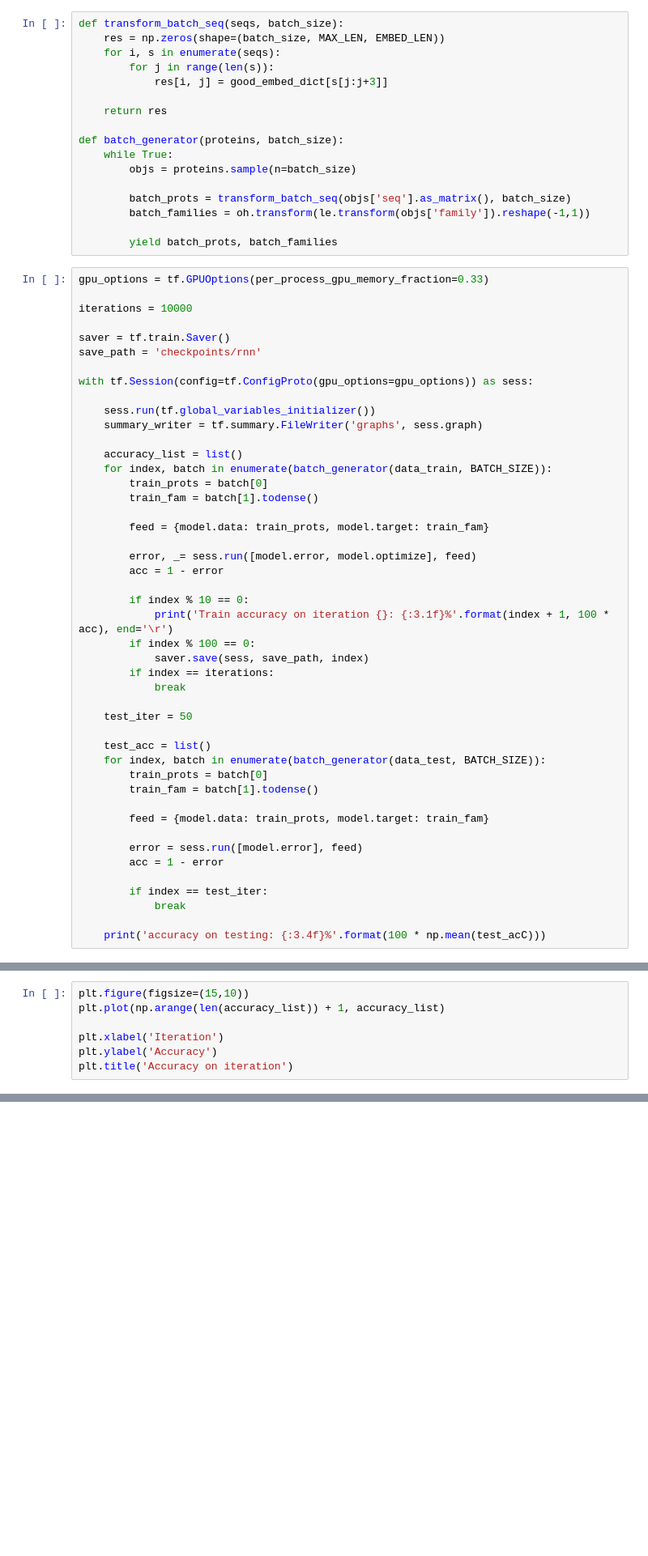
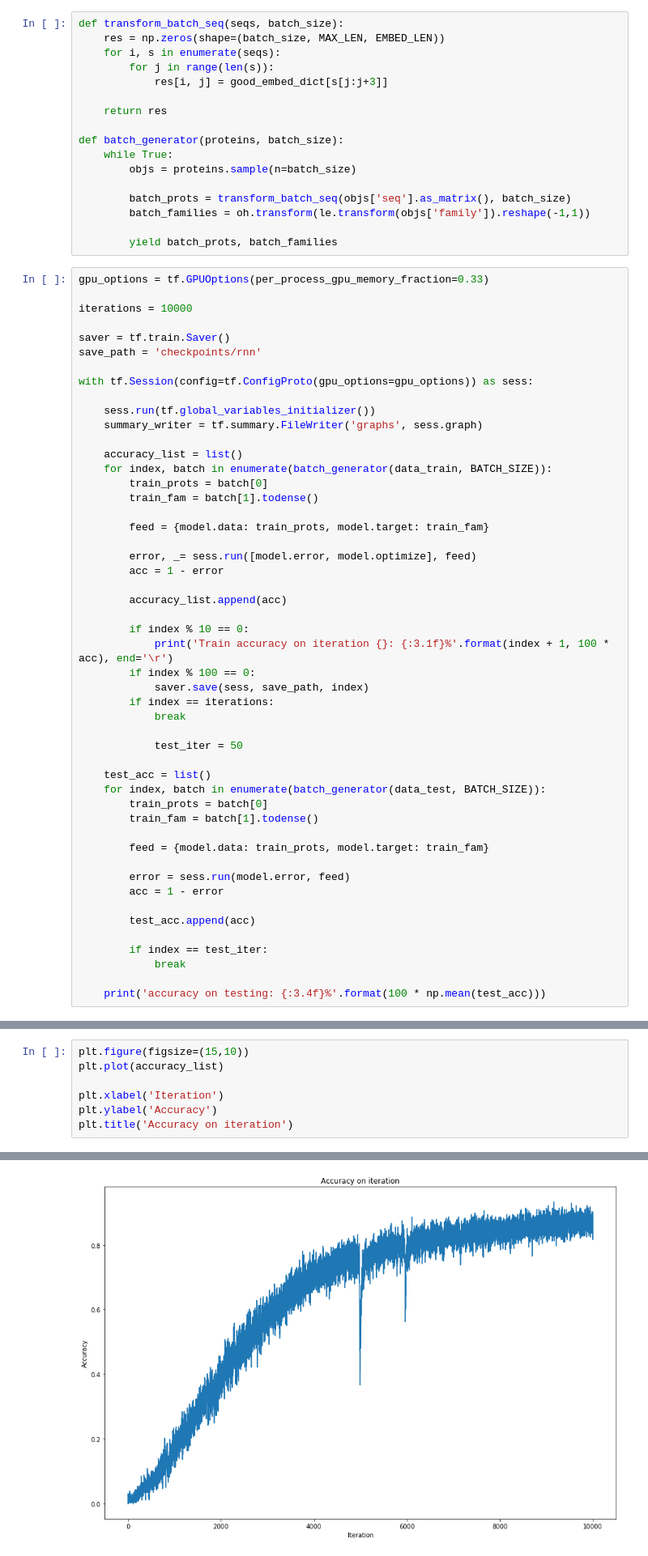
Before and after one commit to Rauf-Kurbanov/au_dl_course, a Jupyter notebook: seminar_6/hw.ipynb, the cells around one changed output, grey strips where cells are left out. Shown at 81% size. Cells and saved outputs as stored; diff of their text form; blank space fills up the shorter version.

```diff
--- a/seminar_6/hw.ipynb
+++ b/seminar_6/hw.ipynb
@@ -201,6 +201,8 @@ with tf.Session(config=tf.ConfigProto(gpu_options=gpu_options)) as sess:
         error, _= sess.run([model.error, model.optimize], feed)
         acc = 1 - error
 
+        accuracy_list.append(acc)
+
         if index % 10 == 0:
             print('Train accuracy on iteration {}: {:3.1f}%'.format(index + 1, 100 * acc), end='\r')
         if index % 100 == 0:
@@ -208,7 +210,7 @@ with tf.Session(config=tf.ConfigProto(gpu_options=gpu_options)) as sess:
         if index == iterations:
             break
 
-    test_iter = 50
+            test_iter = 50
 
     test_acc = list()
     for index, batch in enumerate(batch_generator(data_test, BATCH_SIZE)):
@@ -217,11 +219,13 @@ with tf.Session(config=tf.ConfigProto(gpu_options=gpu_options)) as sess:
 
         feed = {model.data: train_prots, model.target: train_fam}
 
-        error = sess.run([model.error], feed)
+        error = sess.run(model.error, feed)
         acc = 1 - error
+
+        test_acc.append(acc)
 
         if index == test_iter:
             break
 
-    print('accuracy on testing: {:3.4f}%'.format(100 * np.mean(test_acC)))
+    print('accuracy on testing: {:3.4f}%'.format(100 * np.mean(test_acc)))
 # %% [output]
@@ -229,7 +233,8 @@ Train accuracy on iteration 6671: 84.4%
 # %%
 plt.figure(figsize=(15,10))
-plt.plot(np.arange(len(accuracy_list)) + 1, accuracy_list)
+plt.plot(accuracy_list)
 
 plt.xlabel('Iteration')
 plt.ylabel('Accuracy')
 plt.title('Accuracy on iteration')
+# %% [output]
@@ -236,3 +242,4 @@ plt.title('Accuracy on iteration')
+[figure, added]
 # %%
 def prots_to_vec(seqs, batch_size):
     res = np.zeros(shape=(batch_size, MAX_LEN*EMBED_LEN))
```
Also changed, not shown: parts of 17 cells of this notebook.
